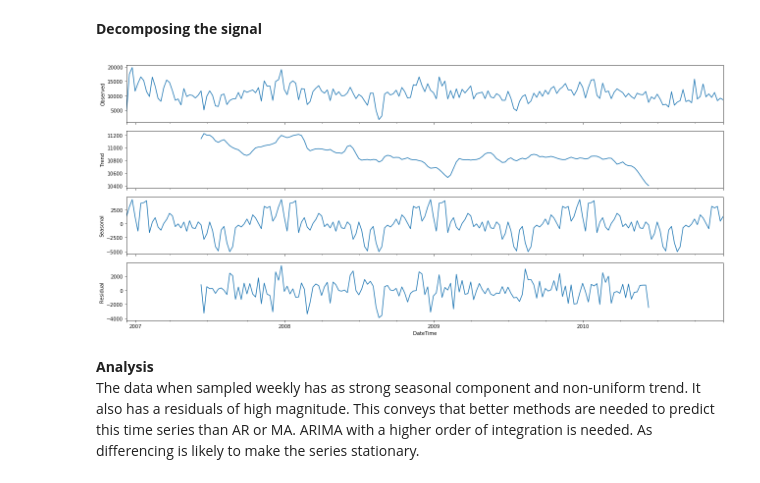
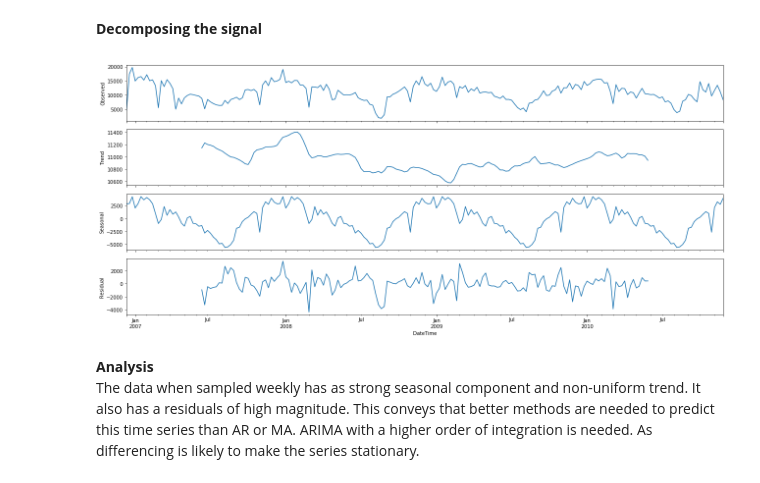
Before and after one commit to midsterx/Analysis-Prediction-Clustering-on-Power-Consumption, a Jupyter notebook: analysis/basicAnalysis.ipynb, the cells around one changed output. Cells and saved outputs as stored; diff of their text form; code cells hidden in the pictures.

```diff
--- a/analysis/basicAnalysis.ipynb
+++ b/analysis/basicAnalysis.ipynb
@@ -22,15 +23,16 @@ minlyGAP = minlyGAP.set_index('DateTime')
 # %% [markdown]
 **Decomposing the signal**
 # %%
-weeklyGAP = minlyGAP['Global_active_power'].resample('W').sum()
+weeklyData = pd.read_csv("../../dataset/weeklyData.csv", infer_datetime_format = True,  parse_dates=['DateTime'], index_col = ['DateTime'])
+weeklyGAP = weeklyData['Global_active_power']
 
 rcParams['figure.figsize'] = 18,8
 
 decomposition = sm.tsa.seasonal_decompose(weeklyGAP, model='additive')
 fig = decomposition.plot()
 plt.show()
 # %% [output]
-[figure, old version]
+[figure, new version]
 # %% [markdown]
 **Analysis**
 <br>
```
Also changed, not shown: parts of 5 cells of this notebook, 3 other files.
